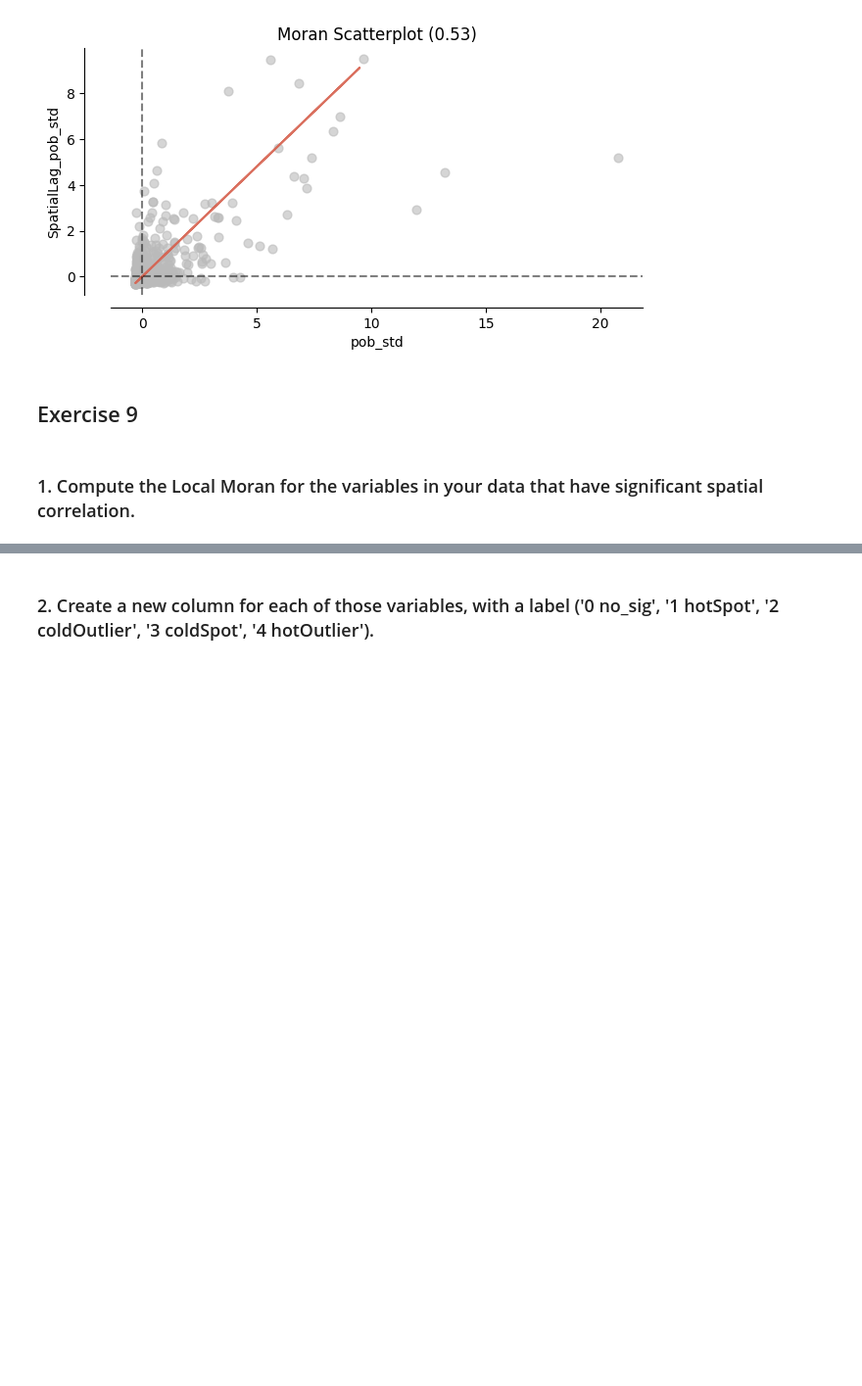
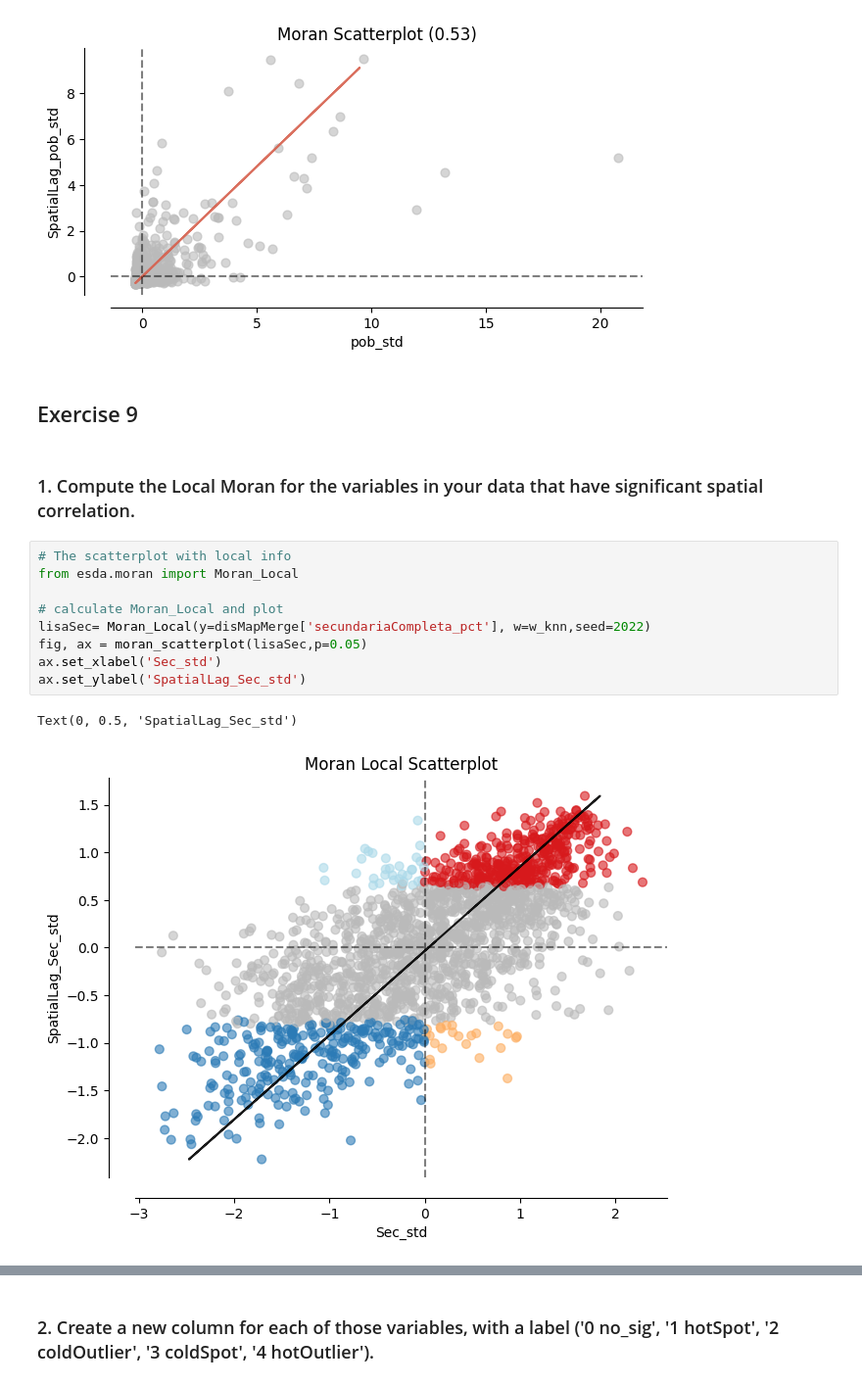
Before and after one commit to IntroSpatialDataScience/MiningGDFProject2, a Jupyter notebook: Ev-p2.ipynb, the cells around one changed output, grey strips where cells are left out. Shown at 98% size. Cells and saved outputs as stored; diff of their text form; blank space fills up the shorter version.

```diff
--- a/Ev-p2.ipynb
+++ b/Ev-p2.ipynb
@@ -627,3 +627,15 @@ Text(0, 0.5, 'SpatialLag_pob_std')
 ## Exercise 9
 # %% [markdown]
 ### 1. Compute the Local Moran for the variables in your data that have significant spatial correlation.
+# %%
+# The scatterplot with local info
+from esda.moran import Moran_Local
+
+# calculate Moran_Local and plot
+lisaSec= Moran_Local(y=disMapMerge['secundariaCompleta_pct'], w=w_knn,seed=2022)
+fig, ax = moran_scatterplot(lisaSec,p=0.05)
+ax.set_xlabel('Sec_std')
+ax.set_ylabel('SpatialLag_Sec_std')
+# %% [output]
+Text(0, 0.5, 'SpatialLag_Sec_std')
+[figure, added]
```
Also changed, not shown: parts of 9 cells of this notebook.
